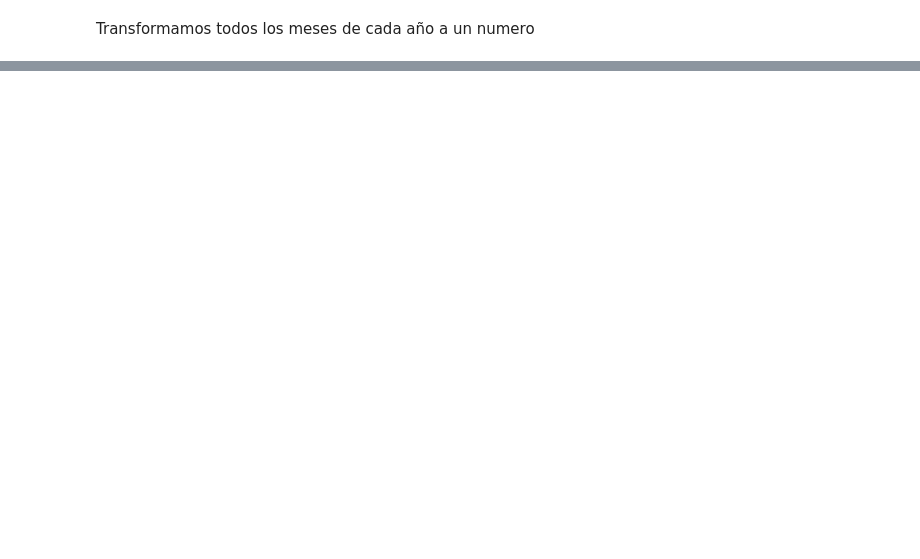
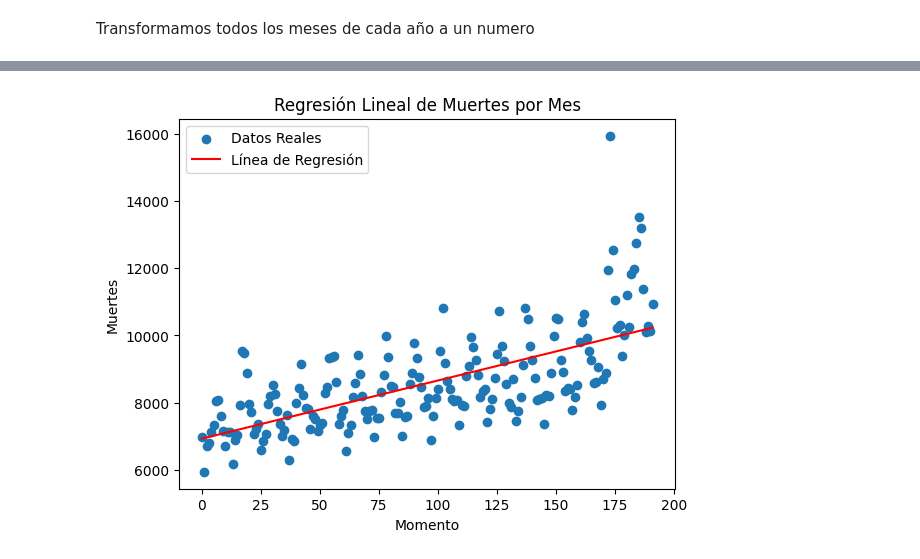
Before and after one commit to siwikiwi/ATDC--imt2200, a Jupyter notebook: regresion_lineal.ipynb, the cells around one changed output, grey strips where cells are left out. Drawn from its saved outputs; the diff is of its cells as text; code cells hidden in the pictures; blank space fills up the shorter version.

Commit message:
regresion lineal nice

```diff
--- a/regresion_lineal.ipynb
+++ b/regresion_lineal.ipynb
@@ -155,0 +237,3 @@ X_train, X_test, y_train, y_test = train_test_split(X, y, test_size=0.2, random_
+# %%
+defuncion_simple["AÑO_MES"] = defuncion_simple["AÑO_MES"].apply(lambda x: lista_meses.index(x))
+defuncion_simple
@@ -155,0 +259,16 @@ X_train, X_test, y_train, y_test = train_test_split(X, y, test_size=0.2, random_
+# %%
+X = defuncion_simple[['AÑO_MES']]  # Variable independiente
+Y = defuncion_simple['Count']    # Variable dependiente
+# %%
+from sklearn.linear_model import LinearRegression
+
+# Crear un modelo de regresión lineal
+model = LinearRegression()
+
+# Ajustar el modelo
+model.fit(X, Y)
+
+# Obtener los coeficientes
+slope = model.coef_[0]  # Pendiente
+intercept = model.intercept_  # Intersección
+print(f"Pendiente: {slope}, Intersección: {intercept}")
@@ -155,0 +277,7 @@ X_train, X_test, y_train, y_test = train_test_split(X, y, test_size=0.2, random_
+# %%
+# Realizar predicciones
+predicciones = model.predict(X)
+
+# Agregar las predicciones al DataFrame
+defuncion_simple['predicciones'] = predicciones
+print(defuncion_simple)
@@ -155,0 +304,15 @@ X_train, X_test, y_train, y_test = train_test_split(X, y, test_size=0.2, random_
+# %%
+plt.scatter(defuncion_nodupli_gruoped['AÑO_MES'], defuncion_nodupli_gruoped['Count'], label='Datos Reales')
+
+
+plt.plot(defuncion_simple['AÑO_MES'], defuncion_simple['predicciones'], color='red', label='Línea de Regresión')
+
+plt.xlabel("Momento")
+plt.ylabel("Muertes")
+plt.title("Regresión Lineal de Muertes por Mes")
+
+plt.legend()
+
+plt.show()
+# %% [output]
+[figure, added]
```
Also changed, not shown: parts of 15 cells of this notebook.
